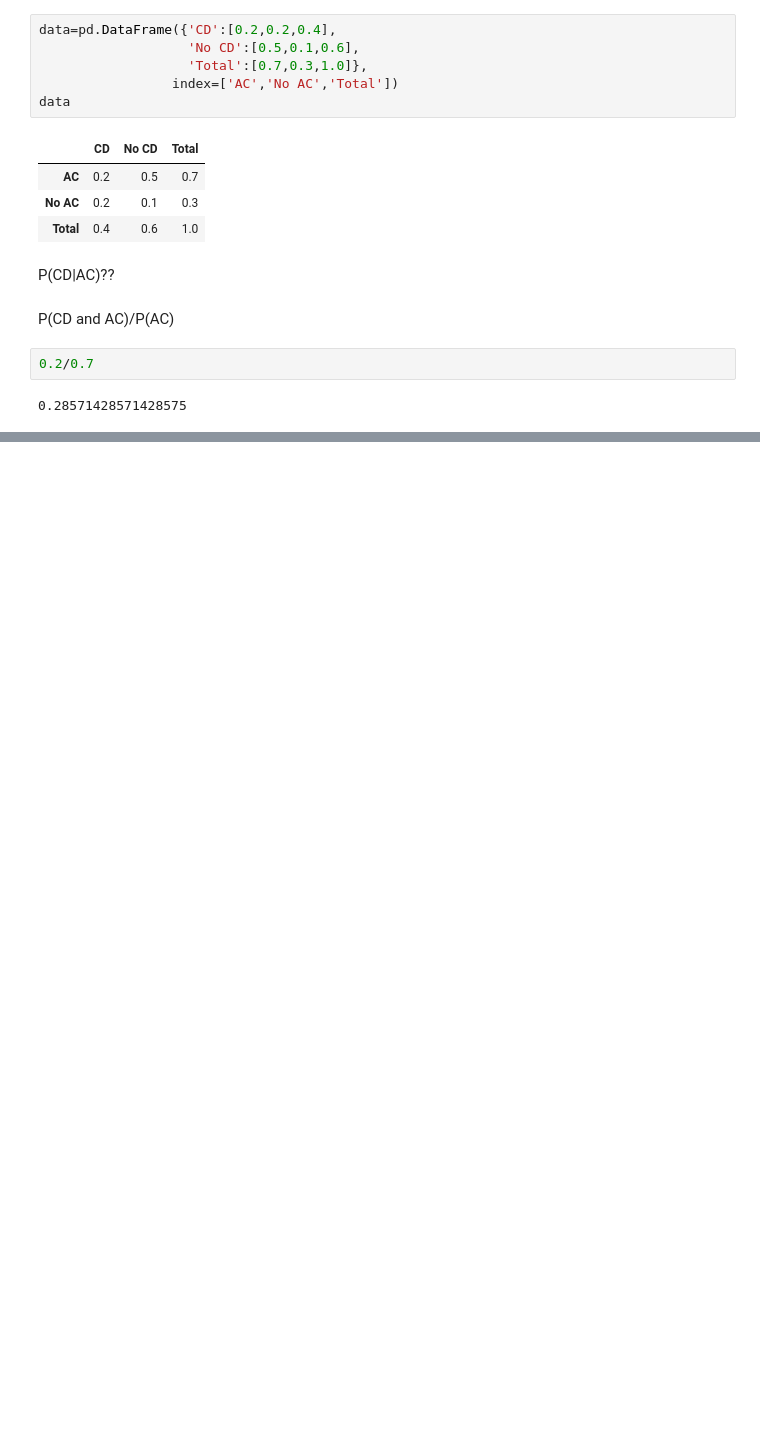
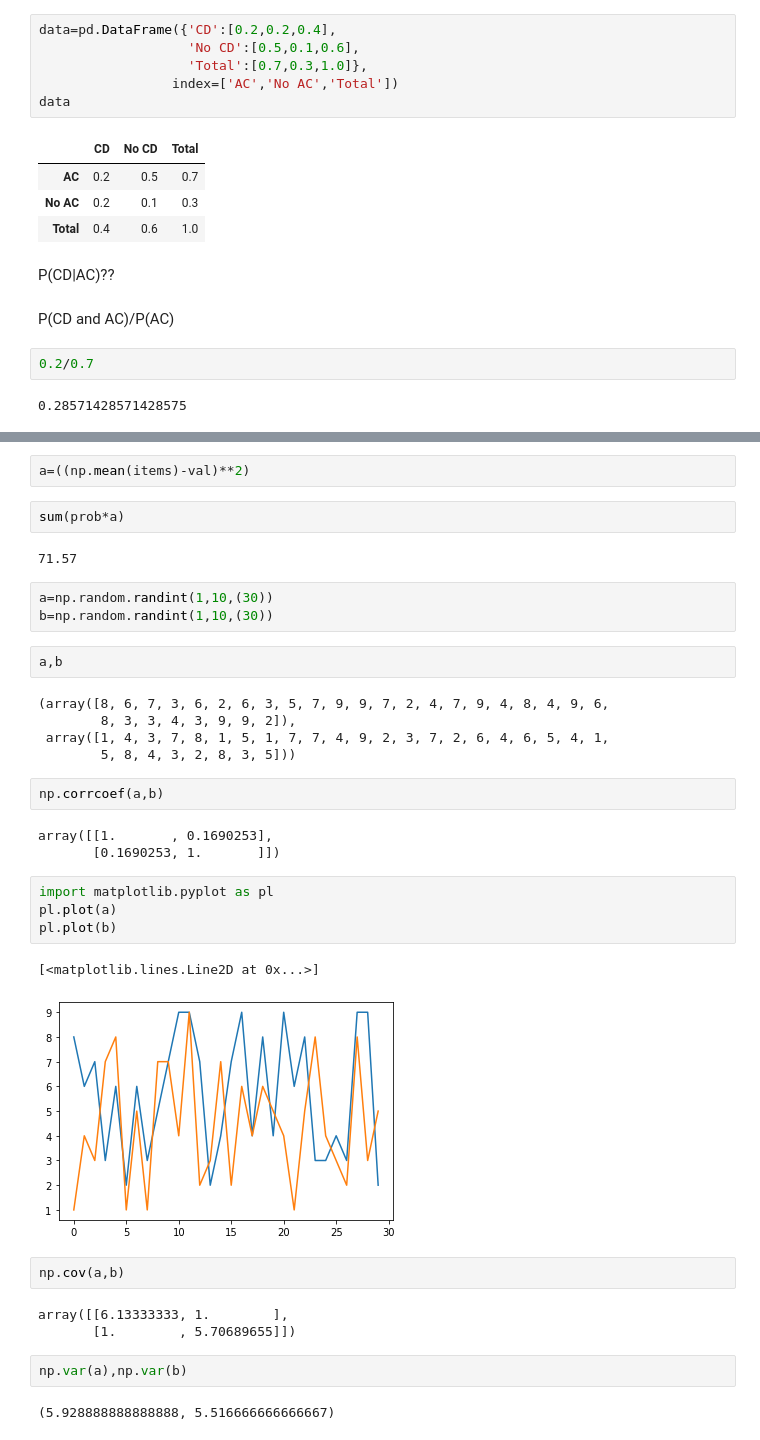
Before and after one commit to rissuuuu/DataScience, a Jupyter notebook: Data_Analytics_Nptel/probablity.ipynb, the cells around one changed output, grey strips where cells are left out. Drawn from its saved outputs; the diff is of its cells as text; blank space fills up the shorter version.

```diff
--- a/Data_Analytics_Nptel/probablity.ipynb
+++ b/Data_Analytics_Nptel/probablity.ipynb
@@ -81,0 +96,37 @@ P(CD and AC)/P(AC)
+# %%
+a=((np.mean(items)-val)**2)
+# %%
+sum(prob*a)
+# %% [output]
+71.57
+# %%
+a=np.random.randint(1,10,(30))
+b=np.random.randint(1,10,(30))
+# %%
+a,b
+# %% [output]
+(array([8, 6, 7, 3, 6, 2, 6, 3, 5, 7, 9, 9, 7, 2, 4, 7, 9, 4, 8, 4, 9, 6,
+        8, 3, 3, 4, 3, 9, 9, 2]),
+ array([1, 4, 3, 7, 8, 1, 5, 1, 7, 7, 4, 9, 2, 3, 7, 2, 6, 4, 6, 5, 4, 1,
+        5, 8, 4, 3, 2, 8, 3, 5]))
+# %%
+np.corrcoef(a,b)
+# %% [output]
+array([[1.       , 0.1690253],
+       [0.1690253, 1.       ]])
+# %%
+import matplotlib.pyplot as pl
+pl.plot(a)
+pl.plot(b)
+# %% [output]
+[<matplotlib.lines.Line2D at 0x...>]
+[figure, added]
+# %%
+np.cov(a,b)
+# %% [output]
+array([[6.13333333, 1.        ],
+       [1.        , 5.70689655]])
+# %%
+np.var(a),np.var(b)
+# %% [output]
+(5.928888888888888, 5.516666666666667)
```
Also changed, not shown: parts of 3 cells of this notebook.
